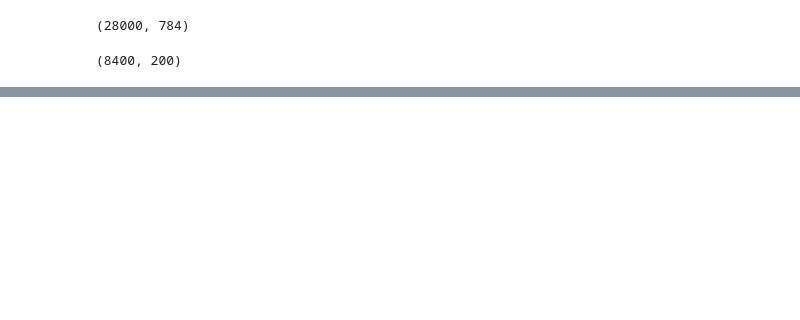
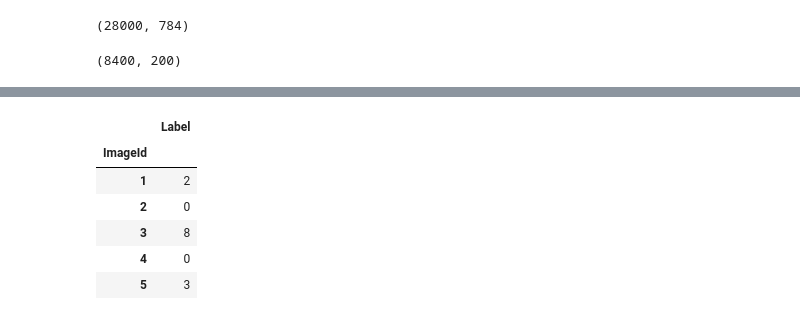
Before and after one commit to Vedshinde06/Machine_learning, a Jupyter notebook: 24-pca-on-mnist.ipynb, the cells around one changed output, grey strips where cells are left out. Drawn from its saved outputs; the diff is of its cells as text; code cells hidden in the pictures; blank space fills up the shorter version.

```diff
--- a/24-pca-on-mnist.ipynb
+++ b/24-pca-on-mnist.ipynb
@@ -182,2 +184,12 @@ submission.head()
 # %%
 submission.to_csv('submission.csv')
+# %%
+submission.head()
+# %% [output]
+|  | Label |
+| ImageId |  |
+| 1 | 2 |
+| 2 | 0 |
+| 3 | 8 |
+| 4 | 0 |
+| 5 | 3 |
```
Also changed, not shown: parts of 3 cells of this notebook.
